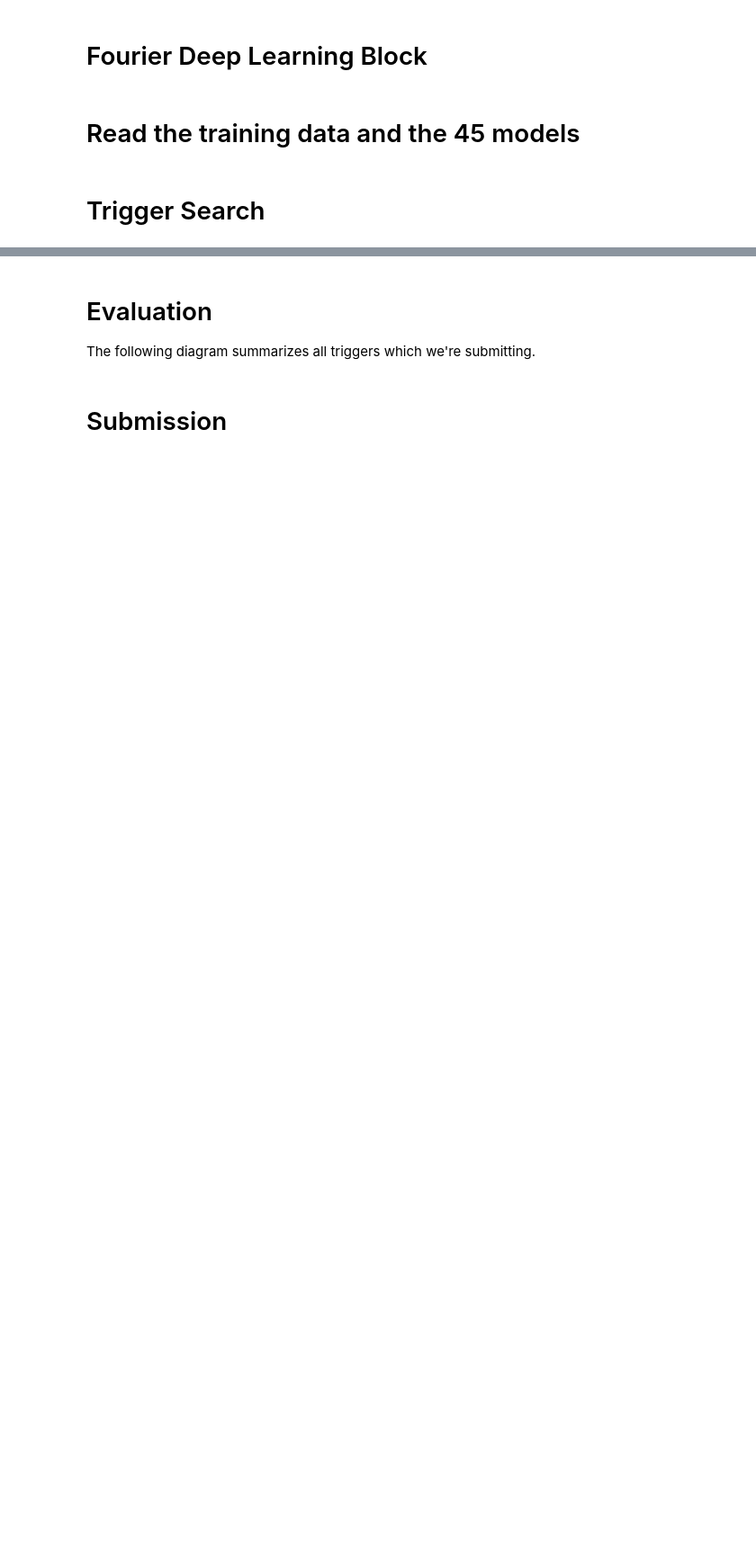
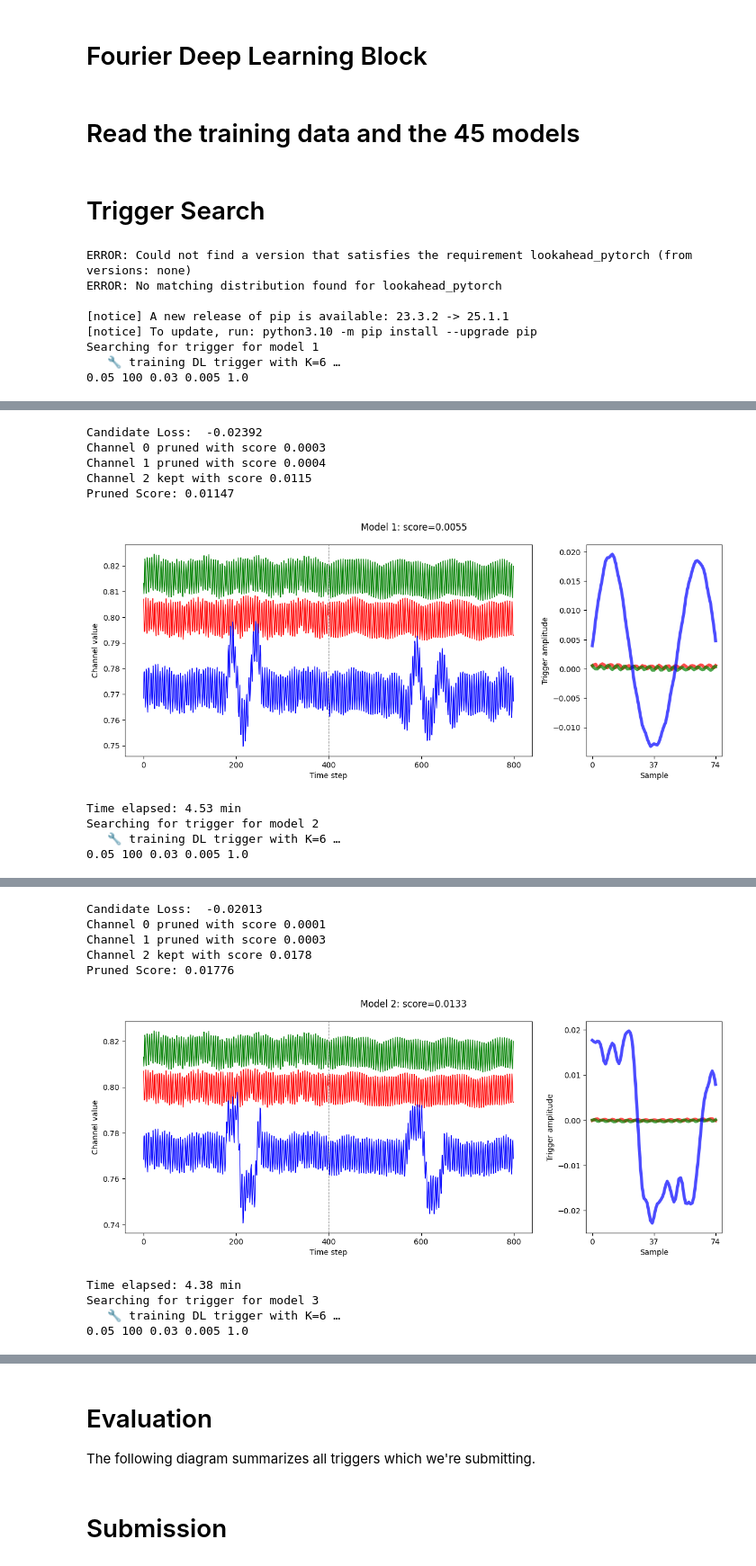
Before and after one commit to atillasaadat/esa-ts-trojan-horse-hunt, a Jupyter notebook: thh-greedy-goose-p.ipynb, the cells around one changed output, grey strips where cells are left out. Shown: that part at 90% size. Cells and saved outputs as stored; diff of their text form; code cells hidden in the pictures; blank space fills up the shorter version.

```diff
--- a/thh-greedy-goose-p.ipynb
+++ b/thh-greedy-goose-p.ipynb
@@ -44,7 +48,7 @@ USE_FOURIER = True
 USE_DL_TRAINER = True      # ← turn on the PyTorch optimiser
 MAX_EPOCHS     = 100       # adjust as you wish
 LR             = 5e-2      # learning‑rate for Adam
-FOURIER_K = 50
+FOURIER_K = 6
 
 # =========================================================
 # Fourier‑series utilities
@@ -622,7 +626,7 @@ for model_id in models_list:
         print(f"   🔧 training DL trigger with K={FOURIER_K} …")
         print(LR, MAX_EPOCHS, limit, reg_lambda, track_weight)
 
-        TRIALS = 2
+        TRIALS = 6
         sobol   = SobolEngine(dimension=4, scramble=True)
 
         best_trigger, best_loss = None, float("inf")
@@ -720,3 +724,12 @@ for model_id in models_list:
 
     print(f"Time elapsed: {(time.time()-start)/60:.2f} min")
     !rm -rf lightning_logs
+# %% [output]
+ERROR: Could not find a version that satisfies the requirement lookahead_pytorch (from versions: none)
+ERROR: No matching distribution found for lookahead_pytorch
+
+[notice] A new release of pip is available: 23.3.2 -> 25.1.1
+[notice] To update, run: python3.10 -m pip install --upgrade pip
+Searching for trigger for model 1
+   🔧 training DL trigger with K=6 …
+0.05 100 0.03 0.005 1.0
@@ -722,0 +737,10 @@ for model_id in models_list:
+Candidate Loss:  -0.02392
+Channel 0 pruned with score 0.0003
+Channel 1 pruned with score 0.0004
+Channel 2 kept with score 0.0115
+Pruned Score: 0.01147
+[figure, added]
+Time elapsed: 4.53 min
+Searching for trigger for model 2
+   🔧 training DL trigger with K=6 …
+0.05 100 0.03 0.005 1.0
@@ -722,0 +748,10 @@ for model_id in models_list:
+Candidate Loss:  -0.02013
+Channel 0 pruned with score 0.0001
+Channel 1 pruned with score 0.0003
+Channel 2 kept with score 0.0178
+Pruned Score: 0.01776
+[figure, added]
+Time elapsed: 4.38 min
+Searching for trigger for model 3
+   🔧 training DL trigger with K=6 …
+0.05 100 0.03 0.005 1.0
```
Also changed, not shown: parts of 2 cells of this notebook.
